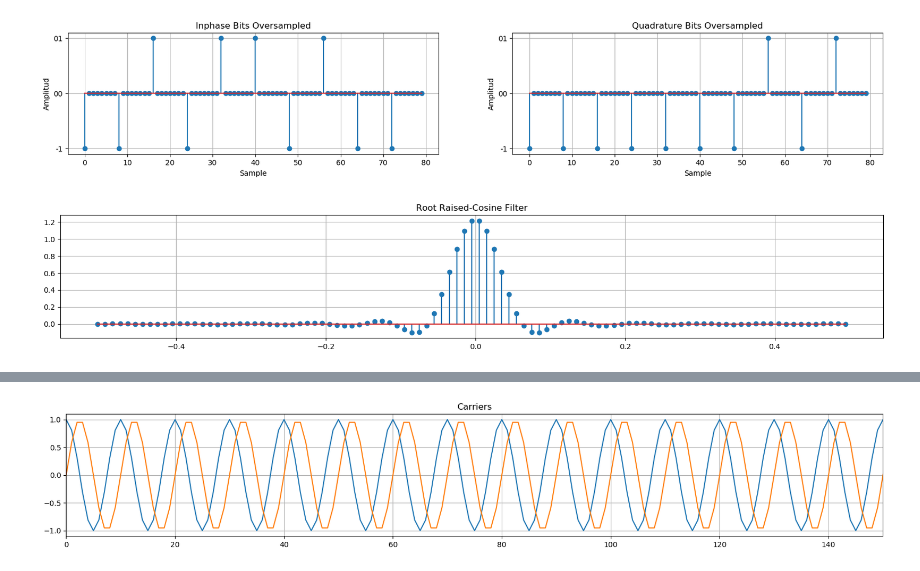
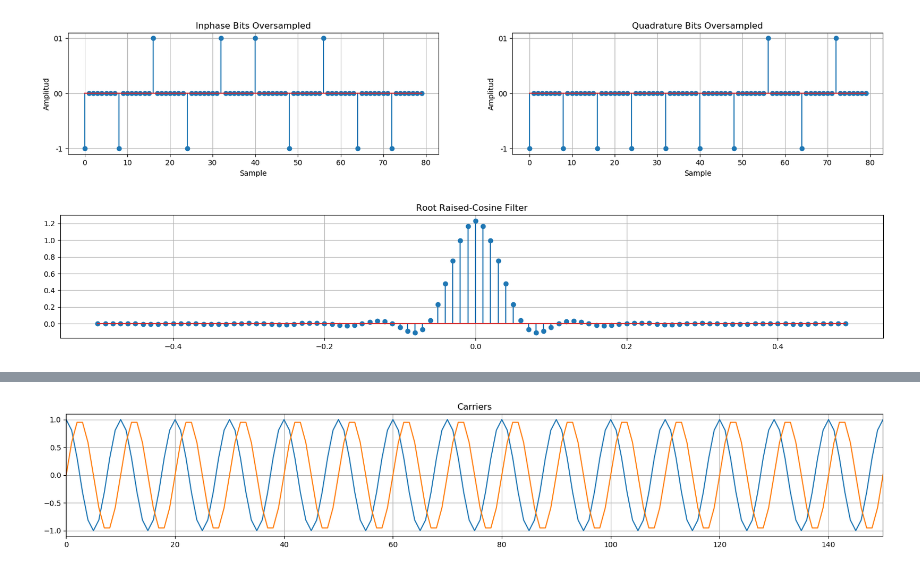
Before and after one commit to sofia-am/QPSK-8PSK-Simulation, a Jupyter notebook: notebook/sampling.ipynb, the cells around one changed output, grey strips where cells are left out. Saved outputs shown, nothing was run; the diff lists cells and outputs as text; code cells hidden in the pictures.

```diff
--- a/notebook/sampling.ipynb
+++ b/notebook/sampling.ipynb
@@ -78,19 +78,19 @@ plt.show()
 # %%
 from commpy.filters import rrcosfilter
 
-length = 101
+length = 100
 beta = 0.85
 Tsym = sps/Fs
 
-t_rrc, h_rrc = rrcosfilter(length, beta, Tsym, Fs)
-#t_rrc:  Array containing the time indices, in seconds, for the impulse response.
-#h_rrc:  Array containing the impulse response values.
+time, filter_response = rrcosfilter(length, beta, Tsym, Fs)
+#time:  Array containing the time indices, in seconds, for the impulse response.
+#filter_response:  Array containing the impulse response values.
 
 plt.figure(figsize=(20, 3))
-plt.stem(t_rrc, h_rrc, use_line_collection = True)
+plt.stem(time, filter_response, use_line_collection = True)
 plt.title("Root Raised-Cosine Filter")
 plt.grid(True)
 plt.show()
 # %% [output]
-[figure, old version]
+[figure, new version]
 # %%
```
Also changed, not shown: parts of 3 cells of this notebook.
